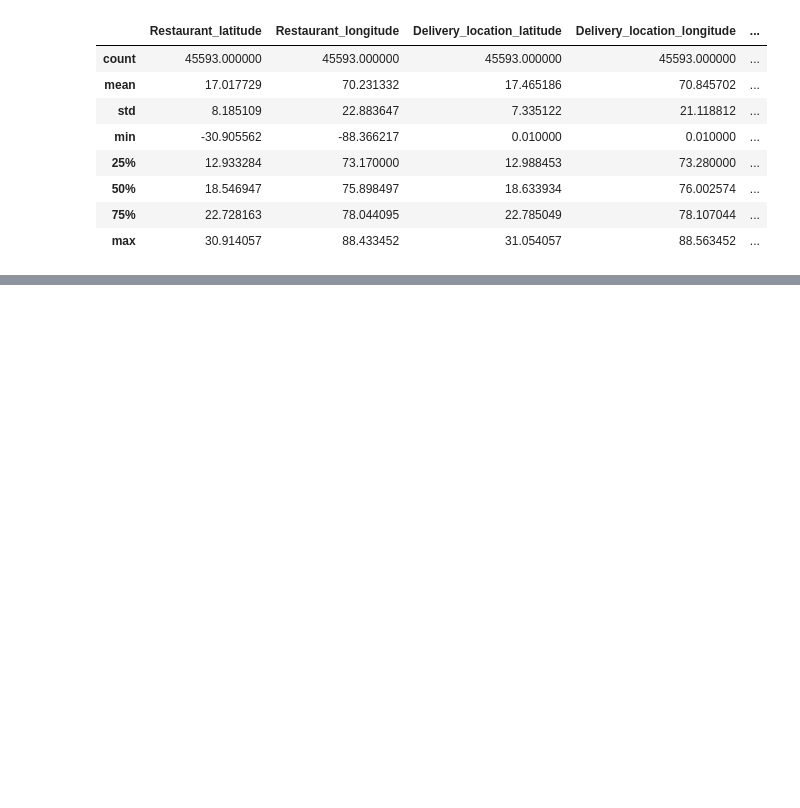
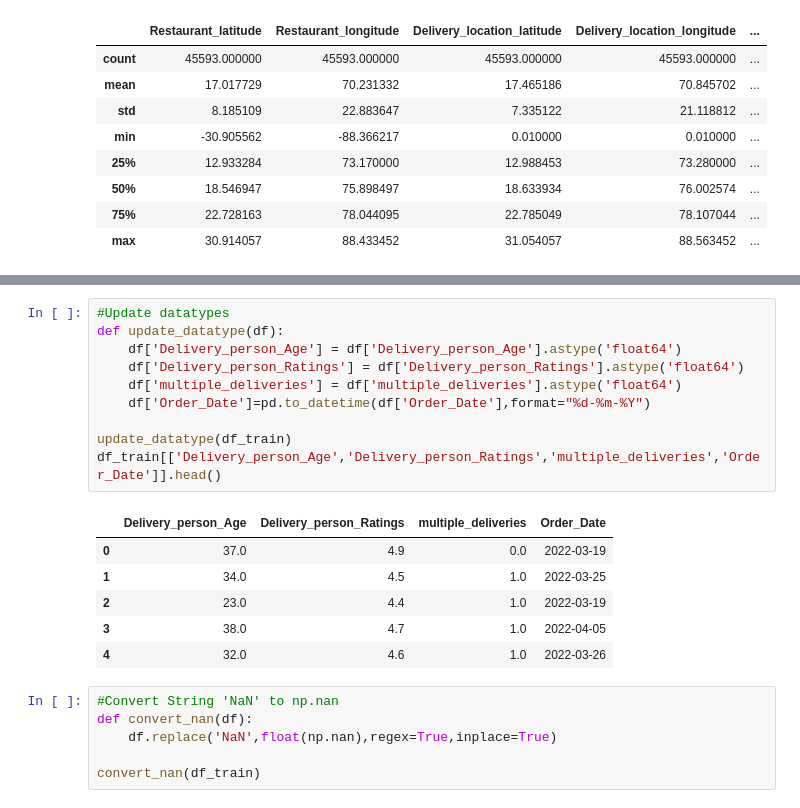
Before and after one commit to Siddharth3271/Food-Delivery-Prediction, a Jupyter notebook: Food Delivery Prediction.ipynb, the cells around one changed output, grey strips where cells are left out. Cells and saved outputs as stored; diff of their text form; blank space fills up the shorter version.

```diff
--- a/Food Delivery Prediction.ipynb
+++ b/Food Delivery Prediction.ipynb
@@ -109,0 +237,23 @@ df_train.describe()
+# %%
+#Update datatypes
+def update_datatype(df):
+    df['Delivery_person_Age'] = df['Delivery_person_Age'].astype('float64')
+    df['Delivery_person_Ratings'] = df['Delivery_person_Ratings'].astype('float64')
+    df['multiple_deliveries'] = df['multiple_deliveries'].astype('float64')
+    df['Order_Date']=pd.to_datetime(df['Order_Date'],format="%d-%m-%Y")
+
+update_datatype(df_train)
+df_train[['Delivery_person_Age','Delivery_person_Ratings','multiple_deliveries','Order_Date']].head()
+# %% [output]
+|  | Delivery_person_Age | Delivery_person_Ratings | multiple_deliveries | Order_Date |
+| 0 | 37.0 | 4.9 | 0.0 | 2022-03-19 |
+| 1 | 34.0 | 4.5 | 1.0 | 2022-03-25 |
+| 2 | 23.0 | 4.4 | 1.0 | 2022-03-19 |
+| 3 | 38.0 | 4.7 | 1.0 | 2022-04-05 |
+| 4 | 32.0 | 4.6 | 1.0 | 2022-03-26 |
+# %%
+#Convert String 'NaN' to np.nan
+def convert_nan(df):
+    df.replace('NaN',float(np.nan),regex=True,inplace=True)
+
+convert_nan(df_train)
```
Also changed, not shown: parts of 14 cells of this notebook.
